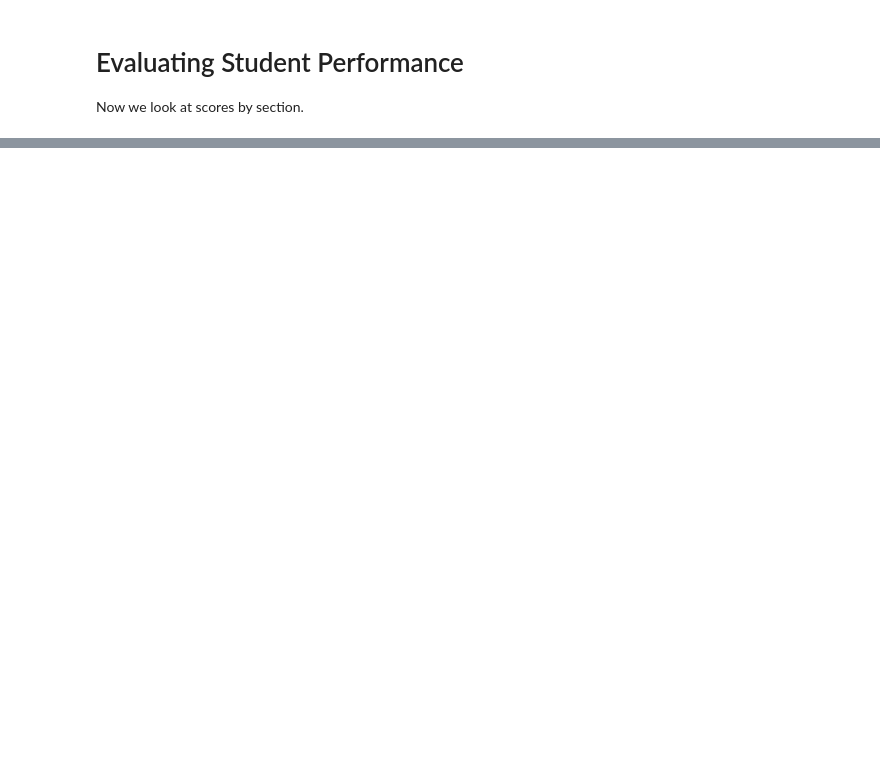
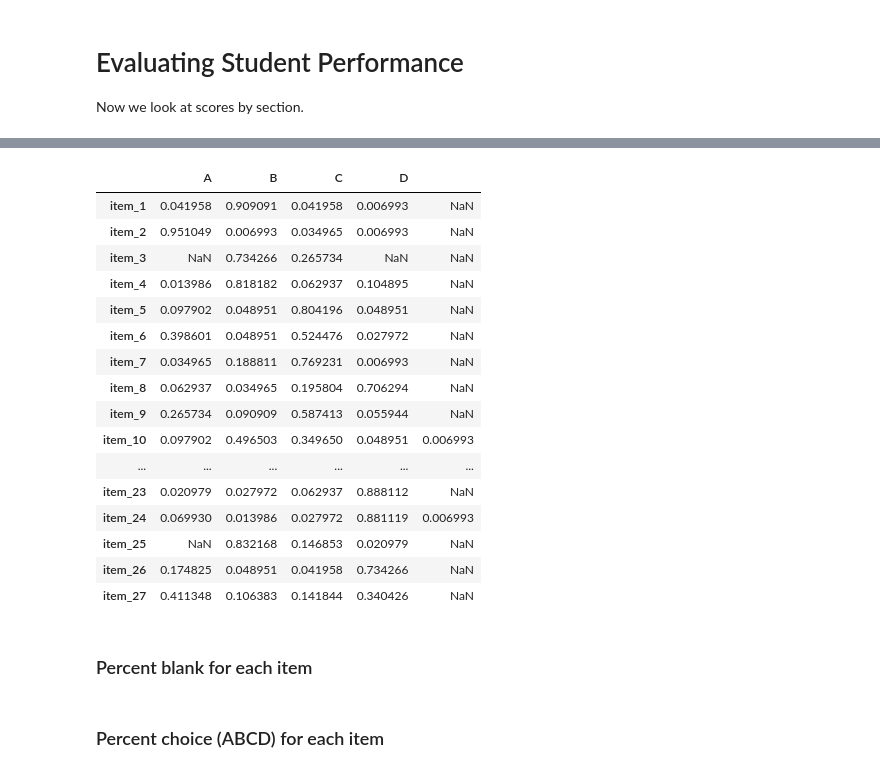
Before and after one commit to cragard/Grading, a Jupyter notebook: Script for cleaning and analyzing 1111 test data fall19ex1.ipynb, the cells around one changed output, grey strips where cells are left out. Saved outputs shown, nothing was run; the diff lists cells and outputs as text; code cells hidden in the pictures; blank space fills up the shorter version.

```diff
--- a/Script for cleaning and analyzing 1111 test data fall19ex1.ipynb
+++ b/Script for cleaning and analyzing 1111 test data fall19ex1.ipynb
@@ -238,0 +240,28 @@ df.groupby(['soar']).ncorrect.describe()
+# %%
+df_item = pd.DataFrame()
+for col in itemcols:
+    df_item = df_item.append(df.loc[df.version==2,col].value_counts(normalize=True))
+# df_item = df_item.rename(columns = {0:'Blank'})
+df_item
+# %% [output]
+|  | A | B | C | D |  |
+| item_1 | 0.041958 | 0.909091 | 0.041958 | 0.006993 | NaN |
+| item_2 | 0.951049 | 0.006993 | 0.034965 | 0.006993 | NaN |
+| item_3 | NaN | 0.734266 | 0.265734 | NaN | NaN |
+| item_4 | 0.013986 | 0.818182 | 0.062937 | 0.104895 | NaN |
+| item_5 | 0.097902 | 0.048951 | 0.804196 | 0.048951 | NaN |
+| item_6 | 0.398601 | 0.048951 | 0.524476 | 0.027972 | NaN |
+| item_7 | 0.034965 | 0.188811 | 0.769231 | 0.006993 | NaN |
+| item_8 | 0.062937 | 0.034965 | 0.195804 | 0.706294 | NaN |
+| item_9 | 0.265734 | 0.090909 | 0.587413 | 0.055944 | NaN |
+| item_10 | 0.097902 | 0.496503 | 0.349650 | 0.048951 | 0.006993 |
+| ... | ... | ... | ... | ... | ... |
+| item_23 | 0.020979 | 0.027972 | 0.062937 | 0.888112 | NaN |
+| item_24 | 0.069930 | 0.013986 | 0.027972 | 0.881119 | 0.006993 |
+| item_25 | NaN | 0.832168 | 0.146853 | 0.020979 | NaN |
+| item_26 | 0.174825 | 0.048951 | 0.041958 | 0.734266 | NaN |
+| item_27 | 0.411348 | 0.106383 | 0.141844 | 0.340426 | NaN |
+# %% [markdown]
+### Percent blank for each item
+# %% [markdown]
+### Percent choice (ABCD) for each item
```
Also changed, not shown: parts of 27 cells of this notebook, 2 other files.
